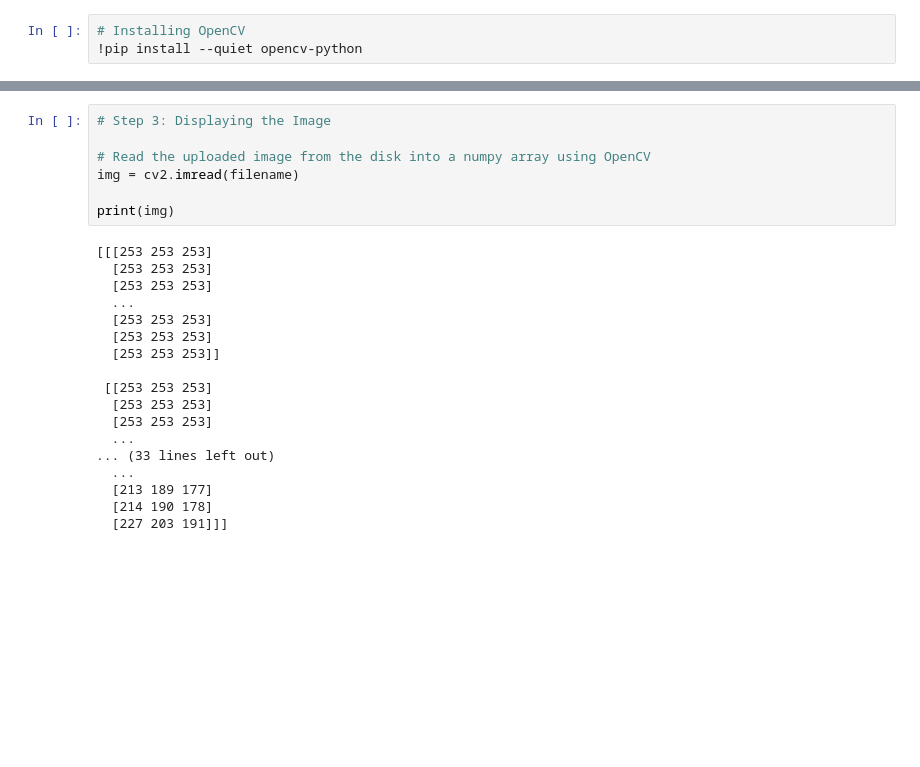
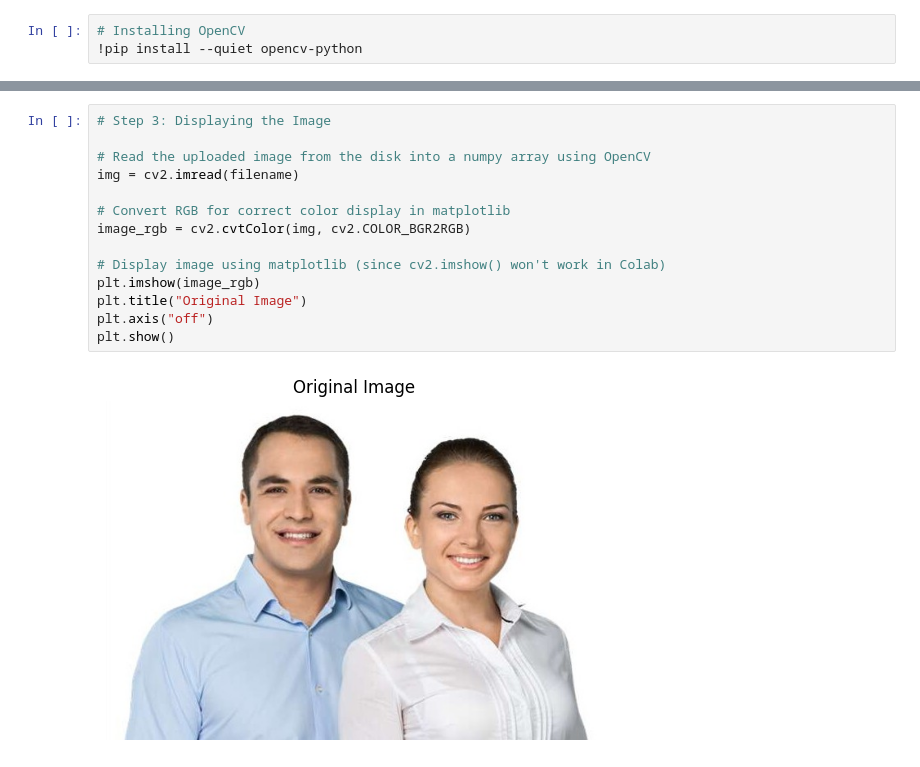
Before and after one commit to amityadav757330/DS-ML-AI, a Jupyter notebook: DS_ML_AI_Batch_1.ipynb, the cells around one changed output, grey strips where cells are left out. Drawn from its saved outputs; the diff is of its cells as text; blank space fills up the shorter version.

```diff
--- a/DS_ML_AI_Batch_1.ipynb
+++ b/DS_ML_AI_Batch_1.ipynb
@@ -3385,25 +3385,16 @@ Uploaded file example (5).jpg
 # %%
 # Step 3: Displaying the Image
 
 # Read the uploaded image from the disk into a numpy array using OpenCV
 img = cv2.imread(filename)
 
-print(img)
+# Convert RGB for correct color display in matplotlib
+image_rgb = cv2.cvtColor(img, cv2.COLOR_BGR2RGB)
+
+# Display image using matplotlib (since cv2.imshow() won't work in Colab)
+plt.imshow(image_rgb)
+plt.title("Original Image")
+plt.axis("off")
+plt.show()
 # %% [output]
-[[[253 253 253]
-  [253 253 253]
-  [253 253 253]
-  ...
-  [253 253 253]
-  [253 253 253]
-  [253 253 253]]
-
- [[253 253 253]
-  [253 253 253]
-  [253 253 253]
-  ...
-... (33 lines left out)
-  ...
-  [213 189 177]
-  [214 190 178]
-  [227 203 191]]]
+[figure, added]
```
Also changed, not shown: parts of 6 cells of this notebook.
